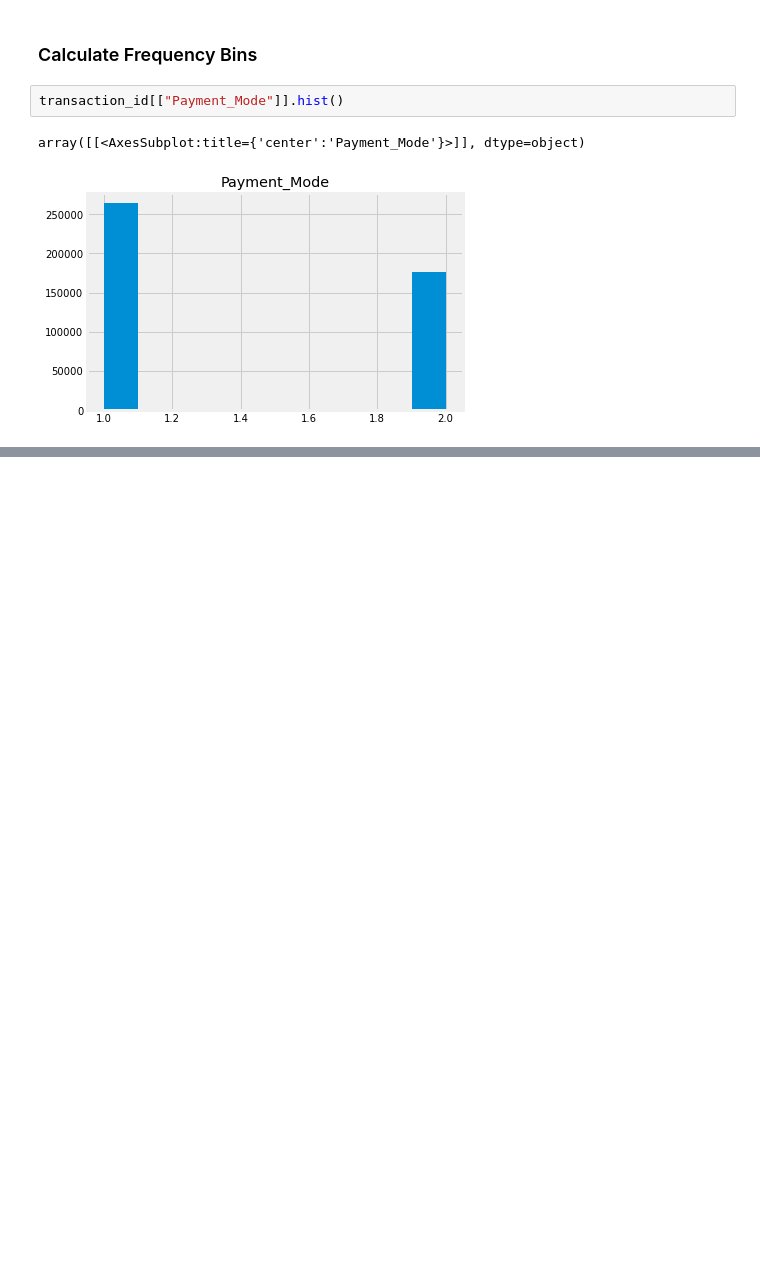
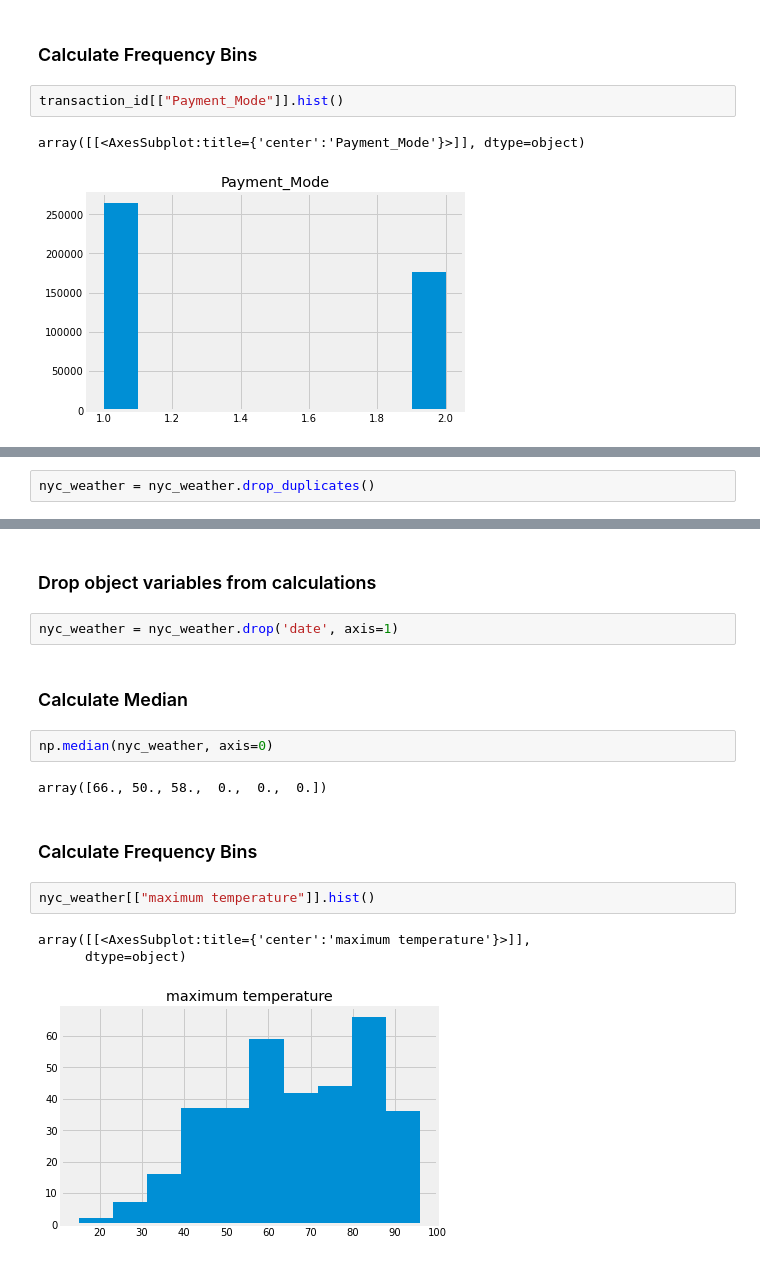
Before and after one commit to DataDaimon/DataGlacier, a Jupyter notebook: Week 02/Jupyter/Week 02 EDA.ipynb, the cells around one changed output, grey strips where cells are left out. Saved outputs shown, nothing was run; the diff lists cells and outputs as text; blank space fills up the shorter version.

```diff
--- a/Week 02/Jupyter/Week 02 EDA.ipynb
+++ b/Week 02/Jupyter/Week 02 EDA.ipynb
@@ -523,0 +563,2 @@ sns.boxplot(x="Payment_Mode",data=transaction_id)
+# %%
+nyc_weather = nyc_weather.drop_duplicates()
@@ -523,0 +645,18 @@ sns.boxplot(x="Payment_Mode",data=transaction_id)
+# %% [markdown]
+### Drop object variables from calculations
+# %%
+nyc_weather = nyc_weather.drop('date', axis=1)
+# %% [markdown]
+### Calculate Median
+# %%
+np.median(nyc_weather, axis=0)
+# %% [output]
+array([66., 50., 58.,  0.,  0.,  0.])
+# %% [markdown]
+### Calculate Frequency Bins
+# %%
+nyc_weather[["maximum temperature"]].hist()
+# %% [output]
+array([[<AxesSubplot:title={'center':'maximum temperature'}>]],
+      dtype=object)
+[figure, added]
```
Also changed, not shown: parts of 46 cells of this notebook, 2 other files.
